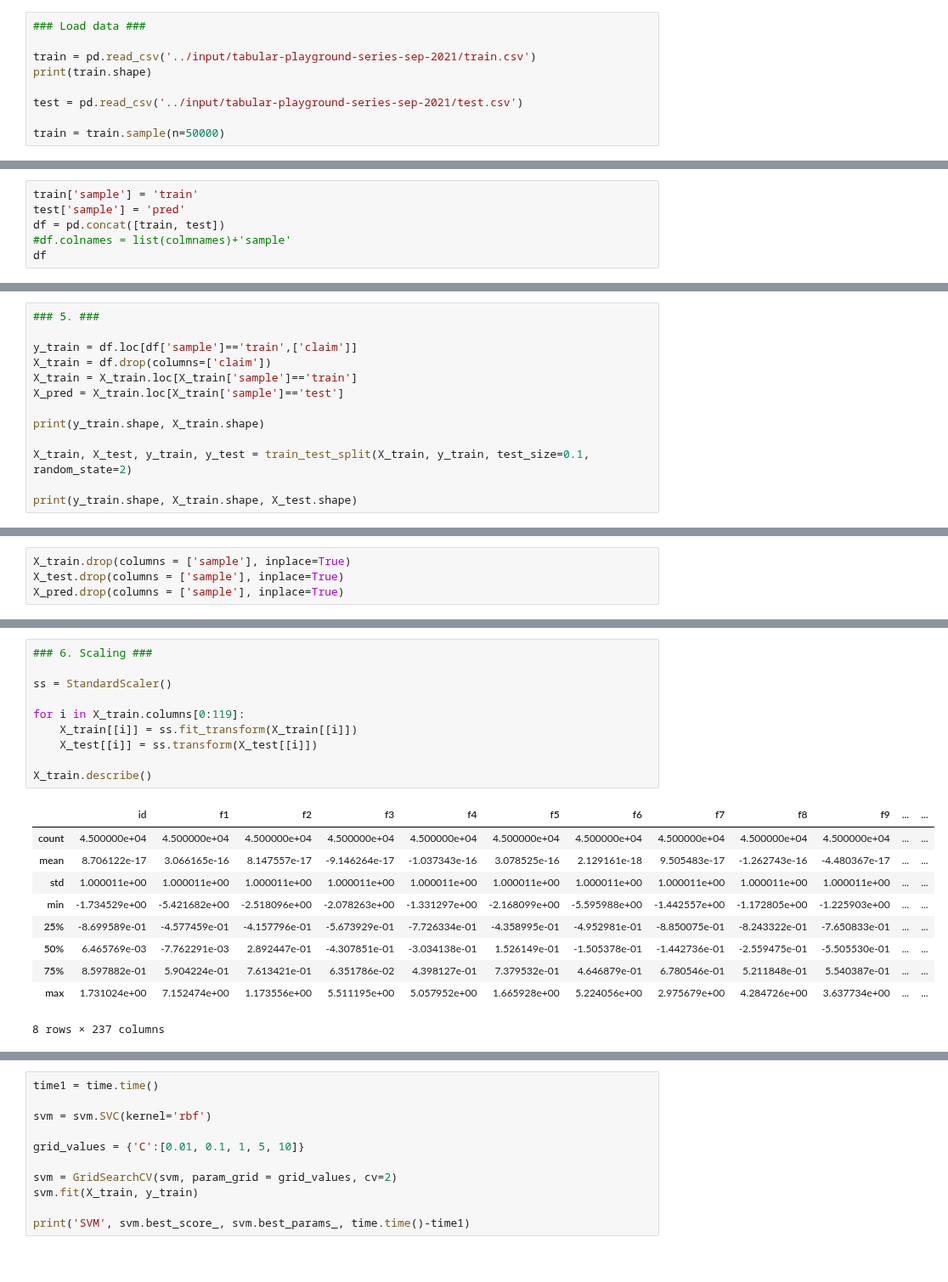
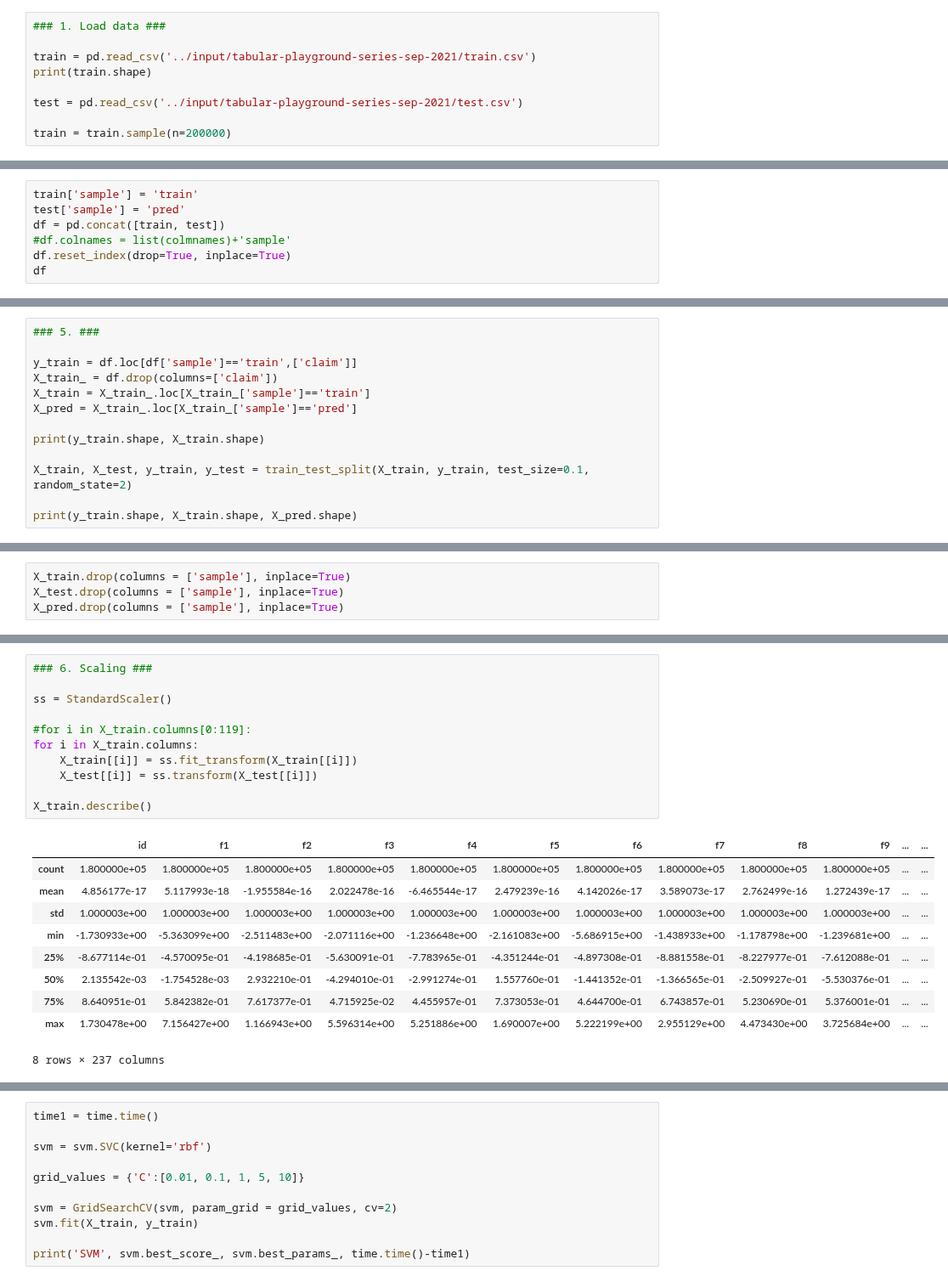
Before and after one commit to MykolaPinchuk/Kaggle, a Jupyter notebook: sep21-playgr.ipynb, the cells around one changed output, grey strips where cells are left out. Shown at 85% size. Cells and saved outputs as stored; diff of their text form.

```diff
--- a/sep21-playgr.ipynb
+++ b/sep21-playgr.ipynb
@@ -41,14 +43,14 @@ from xgboost import XGBClassifier
 warnings.filterwarnings("ignore")
 #os.getcwd()
 # %%
-### Load data ###
+### 1. Load data ###
 
 train = pd.read_csv('../input/tabular-playground-series-sep-2021/train.csv')
 print(train.shape)
 
 test = pd.read_csv('../input/tabular-playground-series-sep-2021/test.csv')
 
-train = train.sample(n=50000)
+train = train.sample(n=200000)
 # %% [output]
 (957919, 120)
 # %%
@@ -114,6 +99,7 @@ train['sample'] = 'train'
 test['sample'] = 'pred'
 df = pd.concat([train, test])
 #df.colnames = list(colmnames)+'sample'
+df.reset_index(drop=True, inplace=True)
 df
 # %% [output]
 |  | 0 | 1 | 2 | 3 | 4 | 5 | 6 | 7 | 8 | 9 | ... | ... |
@@ -163,13 +175,13 @@ df
 ### 5. ###
 
 y_train = df.loc[df['sample']=='train',['claim']]
-X_train = df.drop(columns=['claim'])
-X_train = X_train.loc[X_train['sample']=='train']
-X_pred = X_train.loc[X_train['sample']=='test']
+X_train_ = df.drop(columns=['claim'])
+X_train = X_train_.loc[X_train_['sample']=='train']
+X_pred = X_train_.loc[X_train_['sample']=='pred']
 
 print(y_train.shape, X_train.shape)
 
 X_train, X_test, y_train, y_test = train_test_split(X_train, y_train, test_size=0.1, random_state=2)
 
-print(y_train.shape, X_train.shape, X_test.shape)
+print(y_train.shape, X_train.shape, X_pred.shape)
 # %% [output]
@@ -190,23 +210,24 @@ Index(['id', 'f1', 'f2', 'f3', 'f4', 'f5', 'f6', 'f7', 'f8', 'f9',
 # %%
 ### 6. Scaling ###
 
 ss = StandardScaler()
 
-for i in X_train.columns[0:119]:
+#for i in X_train.columns[0:119]:
+for i in X_train.columns:
     X_train[[i]] = ss.fit_transform(X_train[[i]])
     X_test[[i]] = ss.transform(X_test[[i]])
 
 X_train.describe()
 # %% [output]
 |  | id | f1 | f2 | f3 | f4 | f5 | f6 | f7 | f8 | f9 | ... | ... |
-| count | 4.500000e+04 | 4.500000e+04 | 4.500000e+04 | 4.500000e+04 | 4.500000e+04 | 4.500000e+04 | 4.500000e+04 | 4.500000e+04 | 4.500000e+04 | 4.500000e+04 | ... | ... |
-| mean | 8.706122e-17 | 3.066165e-16 | 8.147557e-17 | -9.146264e-17 | -1.037343e-16 | 3.078525e-16 | 2.129161e-18 | 9.505483e-17 | -1.262743e-16 | -4.480367e-17 | ... | ... |
-| std | 1.000011e+00 | 1.000011e+00 | 1.000011e+00 | 1.000011e+00 | 1.000011e+00 | 1.000011e+00 | 1.000011e+00 | 1.000011e+00 | 1.000011e+00 | 1.000011e+00 | ... | ... |
-| min | -1.734529e+00 | -5.421682e+00 | -2.518096e+00 | -2.078263e+00 | -1.331297e+00 | -2.168099e+00 | -5.595988e+00 | -1.442557e+00 | -1.172805e+00 | -1.225903e+00 | ... | ... |
-| 25% | -8.699589e-01 | -4.577459e-01 | -4.157796e-01 | -5.673929e-01 | -7.726334e-01 | -4.358995e-01 | -4.952981e-01 | -8.850075e-01 | -8.243322e-01 | -7.650833e-01 | ... | ... |
-| 50% | 6.465769e-03 | -7.762291e-03 | 2.892447e-01 | -4.307851e-01 | -3.034138e-01 | 1.526149e-01 | -1.505378e-01 | -1.442736e-01 | -2.559475e-01 | -5.505530e-01 | ... | ... |
-| 75% | 8.597882e-01 | 5.904224e-01 | 7.613421e-01 | 6.351786e-02 | 4.398127e-01 | 7.379532e-01 | 4.646879e-01 | 6.780546e-01 | 5.211848e-01 | 5.540387e-01 | ... | ... |
-| max | 1.731024e+00 | 7.152474e+00 | 1.173556e+00 | 5.511195e+00 | 5.057952e+00 | 1.665928e+00 | 5.224056e+00 | 2.975679e+00 | 4.284726e+00 | 3.637734e+00 | ... | ... |
+| count | 1.800000e+05 | 1.800000e+05 | 1.800000e+05 | 1.800000e+05 | 1.800000e+05 | 1.800000e+05 | 1.800000e+05 | 1.800000e+05 | 1.800000e+05 | 1.800000e+05 | ... | ... |
+| mean | 4.856177e-17 | 5.117993e-18 | -1.955584e-16 | 2.022478e-16 | -6.465544e-17 | 2.479239e-16 | 4.142026e-17 | 3.589073e-17 | 2.762499e-16 | 1.272439e-17 | ... | ... |
+| std | 1.000003e+00 | 1.000003e+00 | 1.000003e+00 | 1.000003e+00 | 1.000003e+00 | 1.000003e+00 | 1.000003e+00 | 1.000003e+00 | 1.000003e+00 | 1.000003e+00 | ... | ... |
+| min | -1.730933e+00 | -5.363099e+00 | -2.511483e+00 | -2.071116e+00 | -1.236648e+00 | -2.161083e+00 | -5.686915e+00 | -1.438933e+00 | -1.178798e+00 | -1.239681e+00 | ... | ... |
+| 25% | -8.677114e-01 | -4.570095e-01 | -4.198685e-01 | -5.630091e-01 | -7.783965e-01 | -4.351244e-01 | -4.897308e-01 | -8.881558e-01 | -8.227977e-01 | -7.612088e-01 | ... | ... |
+| 50% | 2.135542e-03 | -1.754528e-03 | 2.932210e-01 | -4.294010e-01 | -2.991274e-01 | 1.557760e-01 | -1.441352e-01 | -1.366565e-01 | -2.509927e-01 | -5.530376e-01 | ... | ... |
+| 75% | 8.640951e-01 | 5.842382e-01 | 7.617377e-01 | 4.715925e-02 | 4.455957e-01 | 7.373053e-01 | 4.644700e-01 | 6.743857e-01 | 5.230690e-01 | 5.376001e-01 | ... | ... |
+| max | 1.730478e+00 | 7.156427e+00 | 1.166943e+00 | 5.596314e+00 | 5.251886e+00 | 1.690007e+00 | 5.222199e+00 | 2.955129e+00 | 4.473430e+00 | 3.725684e+00 | ... | ... |
 8 rows × 237 columns
 # %%
 ### 7. Model fitting ###
```
Also changed, not shown: parts of 19 cells of this notebook.
